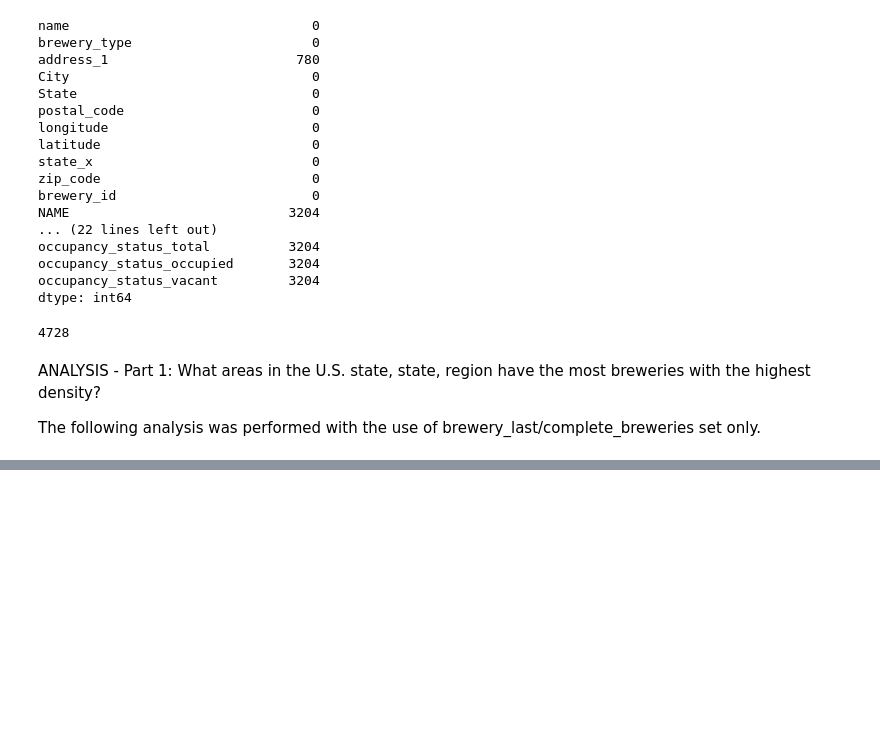
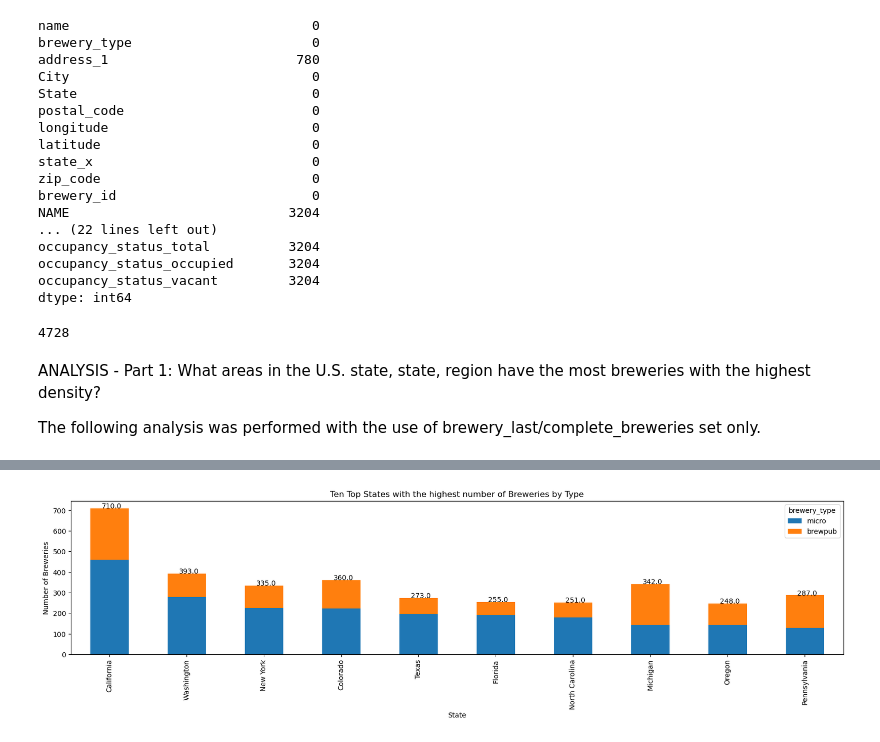
Before and after one commit to rpatel9877/project1, a Jupyter notebook: stoutistics_brew.ipynb, the cells around one changed output, grey strips where cells are left out. Cells and saved outputs as stored; diff of their text form; code cells hidden in the pictures; blank space fills up the shorter version.

```diff
--- a/stoutistics_brew.ipynb
+++ b/stoutistics_brew.ipynb
@@ -624,0 +628,28 @@ plt.show()
+# %%
+#Natalia's plot by type 10 top states
+# Plot brewery type per state
+countState = complete_breweries.groupby(["State", "brewery_type"])["brewery_type"].count()
+countStateindex = countState.index
+countStateindex2 = countState.unstack()
+
+# Plot by brewery type top 10 states
+countStateindex2 = countStateindex2.loc[["California", "Colorado", "Washington", "New York", "Michigan", "Texas", "Pennsylvania", "Oregon", "Florida", "North Carolina"]]
+countStateindex2 = countStateindex2[["micro", "brewpub"]]
+countStateindex2
+
+#plot brewery type per state sort by total number of breweries
+countStateindex2 = countStateindex2.sort_values(by=['micro', 'brewpub'], ascending=False)
+countStateindex2.plot(kind='bar', figsize=(20,4), stacked=True, legend=True)
+
+#mark total number of breweries per state
+for i in range(len(countStateindex2)):
+    plt.text(x=i-0.1 , y=countStateindex2.iloc[i,0]+countStateindex2.iloc[i,1]+0.5, s=countStateindex2.iloc[i,0]+countStateindex2.iloc[i,1], size=10)
+
+
+#Add chart title and axis labels
+plt.title("Ten Top States with the highest number of Breweries by Type")
+plt.xlabel("State")
+plt.ylabel("Number of Breweries")
+plt.savefig("figs_graphs/top_10_states.png")
+# %% [output]
+[figure, added]
```
Also changed, not shown: parts of 6 cells of this notebook, 5 other files.
